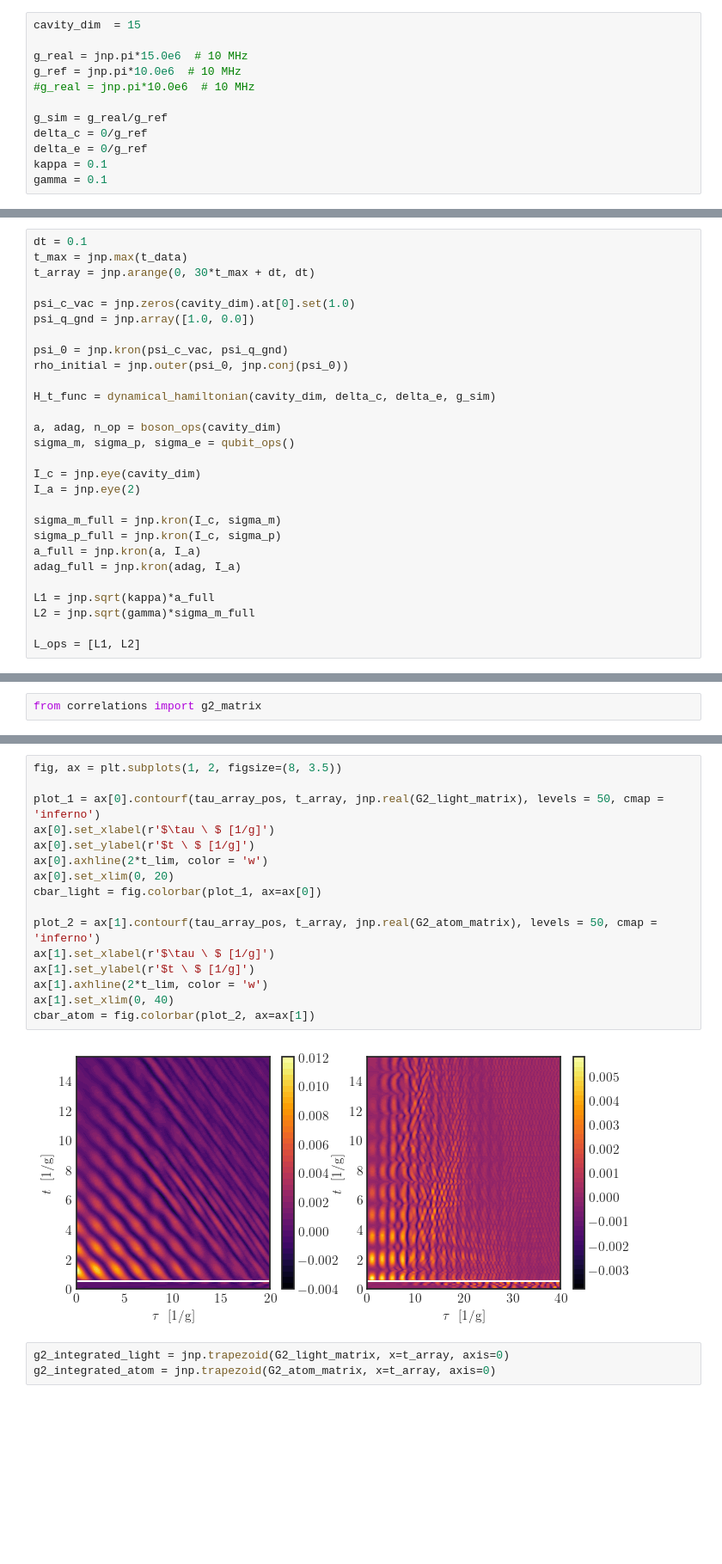
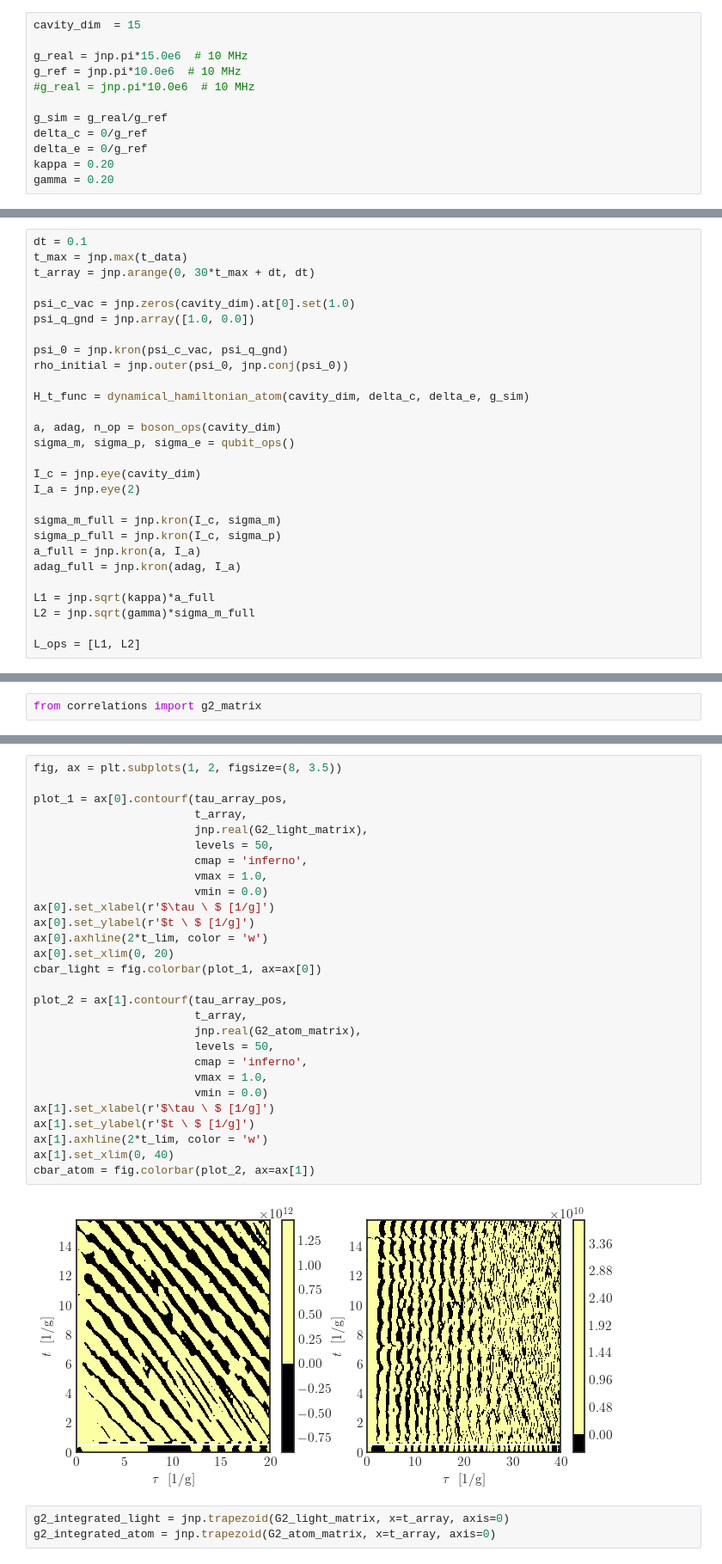
Before and after one commit to juardilag/Pulsed-cQED, a Jupyter notebook: test.ipynb, the cells around one changed output, grey strips where cells are left out. Shown at 86% size. Cells and saved outputs as stored; diff of their text form; blank space fills up the shorter version.

```diff
--- a/test.ipynb
+++ b/test.ipynb
@@ -30,8 +38,8 @@ g_ref = jnp.pi*10.0e6  # 10 MHz
 g_sim = g_real/g_ref
 delta_c = 0/g_ref
 delta_e = 0/g_ref
-kappa = 0.1
-gamma = 0.1
+kappa = 0.20
+gamma = 0.20
 # %% [markdown]
 # Pulse Definition
 # %%
@@ -63,7 +71,7 @@ psi_q_gnd = jnp.array([1.0, 0.0])
 psi_0 = jnp.kron(psi_c_vac, psi_q_gnd)
 rho_initial = jnp.outer(psi_0, jnp.conj(psi_0))
 
-H_t_func = dynamical_hamiltonian(cavity_dim, delta_c, delta_e, g_sim)
+H_t_func = dynamical_hamiltonian_atom(cavity_dim, delta_c, delta_e, g_sim)
 
 a, adag, n_op = boson_ops(cavity_dim)
 sigma_m, sigma_p, sigma_e = qubit_ops()
@@ -262,21 +291,33 @@ Calculating G2(t, tau >= 0)...
 # %%
 fig, ax = plt.subplots(1, 2, figsize=(8, 3.5))
 
-plot_1 = ax[0].contourf(tau_array_pos, t_array, jnp.real(G2_light_matrix), levels = 50, cmap = 'inferno')
+plot_1 = ax[0].contourf(tau_array_pos,
+                        t_array,
+                        jnp.real(G2_light_matrix),
+                        levels = 50,
+                        cmap = 'inferno',
+                        vmax = 1.0,
+                        vmin = 0.0)
 ax[0].set_xlabel(r'$\tau \ $ [1/g]')
 ax[0].set_ylabel(r'$t \ $ [1/g]')
 ax[0].axhline(2*t_lim, color = 'w')
 ax[0].set_xlim(0, 20)
 cbar_light = fig.colorbar(plot_1, ax=ax[0])
 
-plot_2 = ax[1].contourf(tau_array_pos, t_array, jnp.real(G2_atom_matrix), levels = 50, cmap = 'inferno')
+plot_2 = ax[1].contourf(tau_array_pos,
+                        t_array,
+                        jnp.real(G2_atom_matrix),
+                        levels = 50,
+                        cmap = 'inferno',
+                        vmax = 1.0,
+                        vmin = 0.0)
 ax[1].set_xlabel(r'$\tau \ $ [1/g]')
 ax[1].set_ylabel(r'$t \ $ [1/g]')
 ax[1].axhline(2*t_lim, color = 'w')
 ax[1].set_xlim(0, 40)
 cbar_atom = fig.colorbar(plot_2, ax=ax[1])
 # %% [output]
-[figure, old version]
+[figure, new version]
 # %%
 g2_integrated_light = jnp.trapezoid(G2_light_matrix, x=t_array, axis=0)
 g2_integrated_atom = jnp.trapezoid(G2_atom_matrix, x=t_array, axis=0)
```
Also changed, not shown: parts of 11 cells of this notebook.
